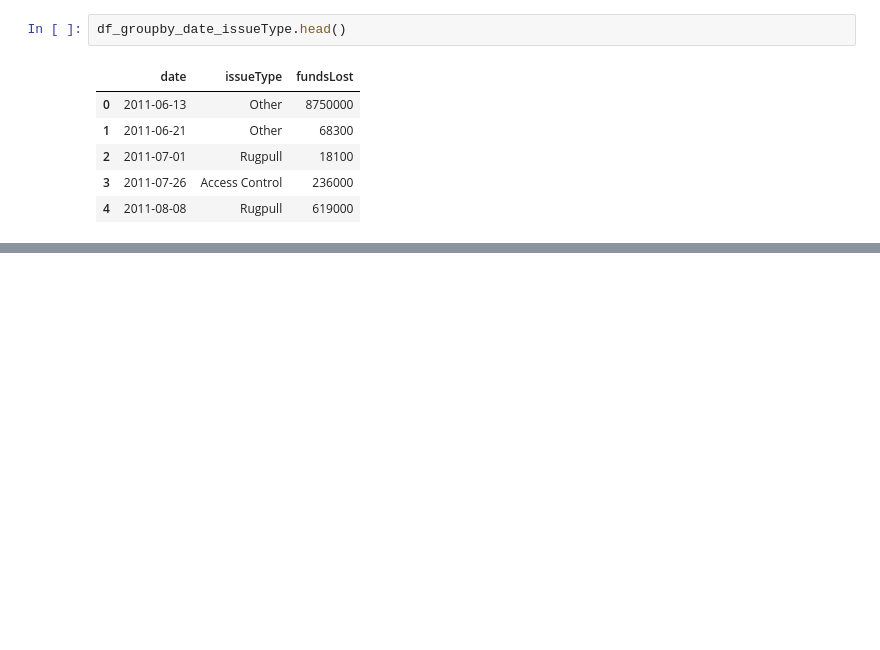
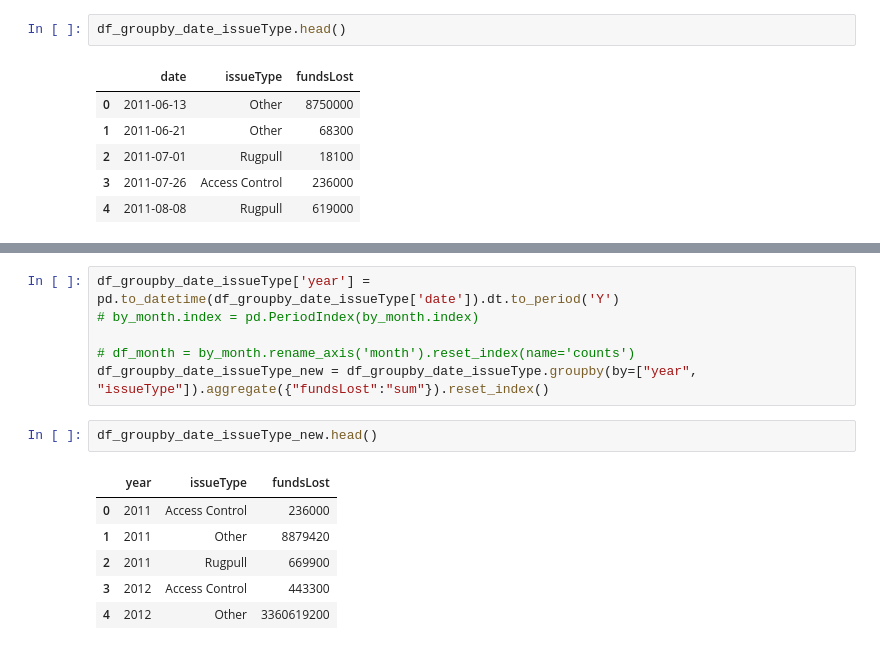
Before and after one commit to kaankork/defiyield, a Jupyter notebook: defiyield_datascientist_usecase.ipynb, the cells around one changed output, grey strips where cells are left out. Saved outputs shown, nothing was run; the diff lists cells and outputs as text; blank space fills up the shorter version.

```diff
--- a/defiyield_datascientist_usecase.ipynb
+++ b/defiyield_datascientist_usecase.ipynb
@@ -323,0 +376,15 @@ fig.show()
+# %%
+df_groupby_date_issueType['year'] = pd.to_datetime(df_groupby_date_issueType['date']).dt.to_period('Y')
+# by_month.index = pd.PeriodIndex(by_month.index)
+
+# df_month = by_month.rename_axis('month').reset_index(name='counts')
+df_groupby_date_issueType_new = df_groupby_date_issueType.groupby(by=["year", "issueType"]).aggregate({"fundsLost":"sum"}).reset_index()
+# %%
+df_groupby_date_issueType_new.head()
+# %% [output]
+|  | year | issueType | fundsLost |
+| 0 | 2011 | Access Control | 236000 |
+| 1 | 2011 | Other | 8879420 |
+| 2 | 2011 | Rugpull | 669900 |
+| 3 | 2012 | Access Control | 443300 |
+| 4 | 2012 | Other | 3360619200 |
```
Also changed, not shown: parts of 18 cells of this notebook, 2 other files.
